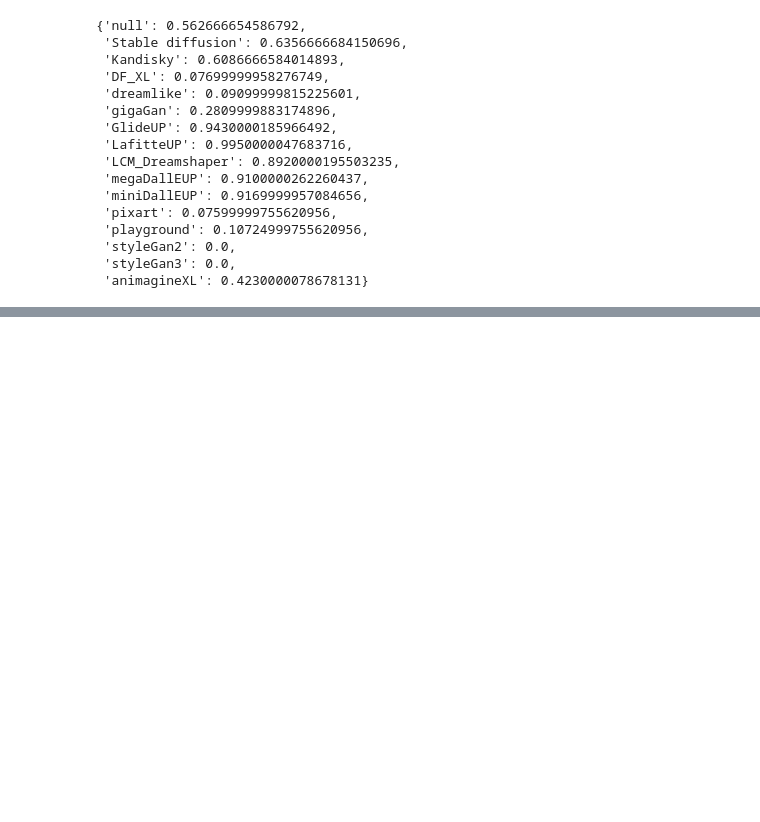
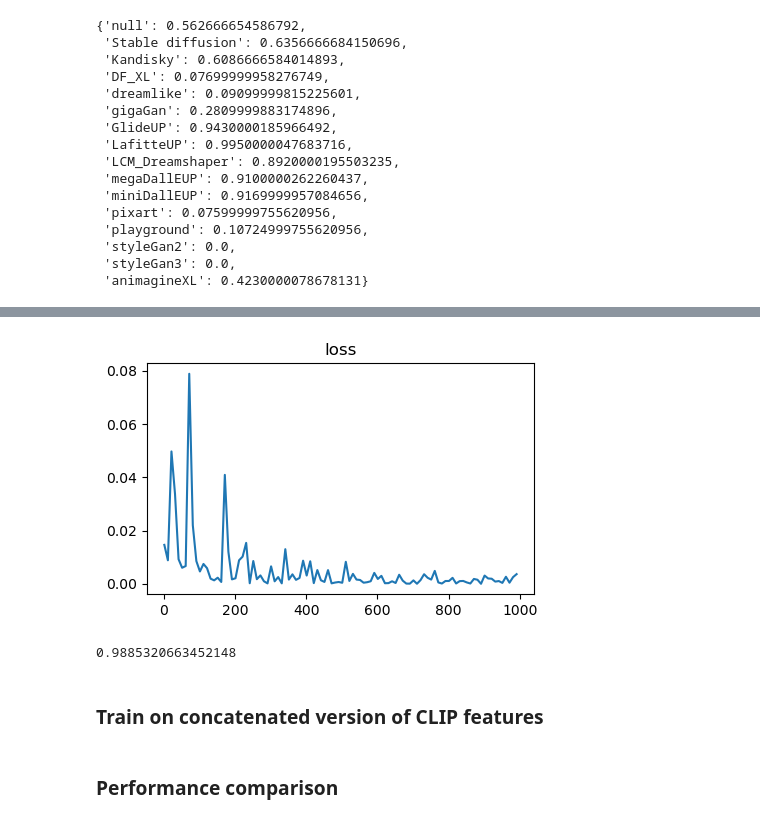
Before and after one commit to LucasSLD/generated_image_detection, a Jupyter notebook: src/model/train.ipynb, the cells around one changed output, grey strips where cells are left out. Saved outputs shown, nothing was run; the diff lists cells and outputs as text; code cells hidden in the pictures; blank space fills up the shorter version.

```diff
--- a/src/model/train.ipynb
+++ b/src/model/train.ipynb
@@ -443,0 +436,35 @@ df.to_csv("../../docs/binary_multi_acc_AID_AID_TEST_neural_network.csv",index=Fa
+# %%
+model = MultiClassClassifier(n_classes=2).to(device=device)
+model.train()
+model.load_state_dict(torch.load("./checkpoints/binary_epochs=1000_loss=0.02289319783449173.pt"))
+
+lr = 1e-3
+batch_size = 64
+n_epochs = 1000
+
+loss_fn = nn.CrossEntropyLoss()
+optimizer = torch.optim.SGD(model.parameters(), lr=lr)
+
+rng = torch.Generator().manual_seed(SEED)
+
+train_data, test_data = random_split(data,[0.8,0.2],generator=rng)
+
+train_loader = DataLoader(train_data,batch_size=64,shuffle=True)
+test_loader = DataLoader(test_data,batch_size=len(test_data))
+# %%
+loss_history = []
+for epoch in range(1,n_epochs+1):
+    for idx, batch in enumerate(train_loader):
+        # prediction and loss
+        pred = model(batch["features"].to(device))
+        loss = loss_fn(pred,batch["label"].type(torch.LongTensor).to(device))
+
+        # backpropagation
+        loss.backward()
+        optimizer.step()
+        optimizer.zero_grad()
+
+    loss, current = loss.item(), idx*batch_size + len(batch["features"])
+    if epoch%10 == 0 and epoch > 0:
+        loss_history.append(loss)
+        print(f"loss: {loss:>7f}  [{epoch:>5d}/{n_epochs:>5d}]")
@@ -443,0 +489,20 @@ df.to_csv("../../docs/binary_multi_acc_AID_AID_TEST_neural_network.csv",index=Fa
+# %%
+fig= plt.figure(figsize=(5,3))
+plt.title("loss")
+plt.plot(range(1,n_epochs+1,10),loss_history)
+plt.show()
+# %% [output]
+[figure, added]
+# %%
+model.eval()
+with torch.no_grad():
+    for e in test_loader:
+        acc = model.get_model_accuracy_binary(e["features"],e["label"],device,True)
+
+print(acc)
+# %% [output]
+0.9885320663452148
+# %% [markdown]
+### Train on concatenated version of CLIP features
+# %% [markdown]
+### Performance comparison
```
Also changed, not shown: parts of 8 cells of this notebook, 3 other files.
